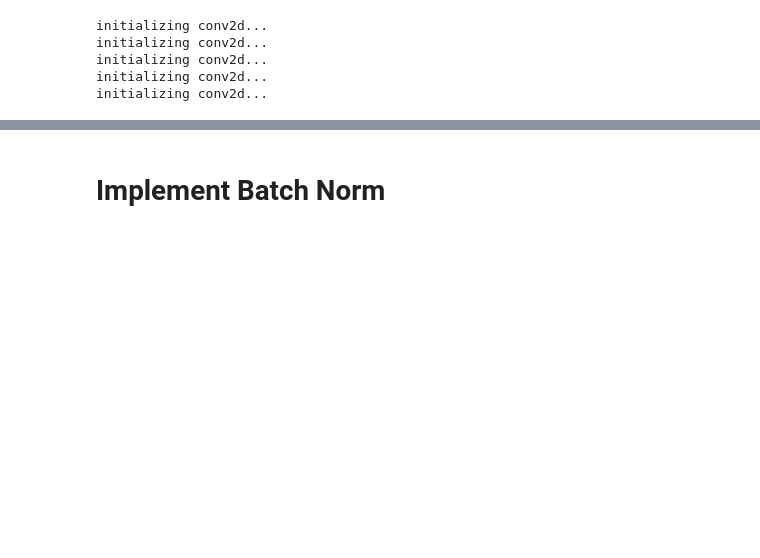
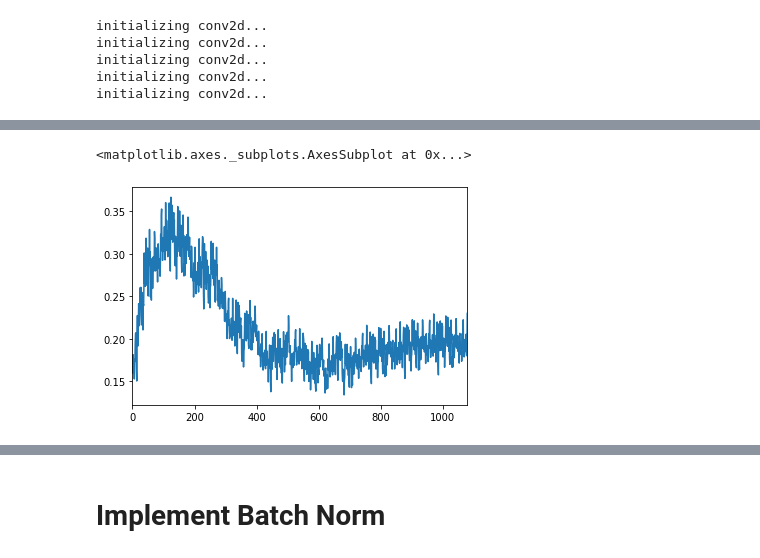
Before and after one commit to rforgione/fastai-part2, a Jupyter notebook: nbs/02_lesson3.ipynb, the cells around one changed output, grey strips where cells are left out. Saved outputs shown, nothing was run; the diff lists cells and outputs as text; code cells hidden in the pictures; blank space fills up the shorter version.

```diff
--- a/nbs/02_lesson3.ipynb
+++ b/nbs/02_lesson3.ipynb
@@ -391,9 +415,28 @@ class Hooks(ListContainer):
+# %%
+class LayerStatsCallback(Callback):
+
+    __name__ = "layer_stats"
+
+    def on_train_start(self):
+        self.means = [[] for _ in self.runner.learn.model]
+        self.sds = [[] for _ in self.runner.learn.model]
+        self.hooks = Hooks(
+            *[Hook(partial(LayerStatsCallback.append_stats, self.means[idx], self.sds[idx]), layer)
+              for idx, layer in enumerate(self.runner.learn.model)]
+        )
+
+    @staticmethod
+    def append_stats(mean_list, sd_list, m, i, o):
+        mean_list.append(o.mean())
+        sd_list.append(o.std())
 # %%
 # Next steps:
 # - write a hook that stores the stats of some given activations after each call to `forward`
 # - plot those stats across iterations for each layer
+# %%
+lsc = LayerStatsCallback()
 # %%
-r = get_runner(1e-3, F.cross_entropy, data, [AccuracyCallback, scheduler])
+runner = get_runner(1e-3, F.cross_entropy, data, [AverageStatsCallback(accuracy, "accuracy"), scheduler, lsc])
 # %% [output]
 initializing conv2d...
 initializing conv2d...
@@ -402,0 +450,2 @@ initializing conv2d...
+# %%
+runner.fit(10)
@@ -402,0 +475,5 @@ initializing conv2d...
+# %%
+pd.Series([i.item() for i in runner.cbs[2].means[0]]).plot()
+# %% [output]
+<matplotlib.axes._subplots.AxesSubplot at 0x...>
+[figure, added]
```
Also changed, not shown: parts of 45 cells of this notebook.
